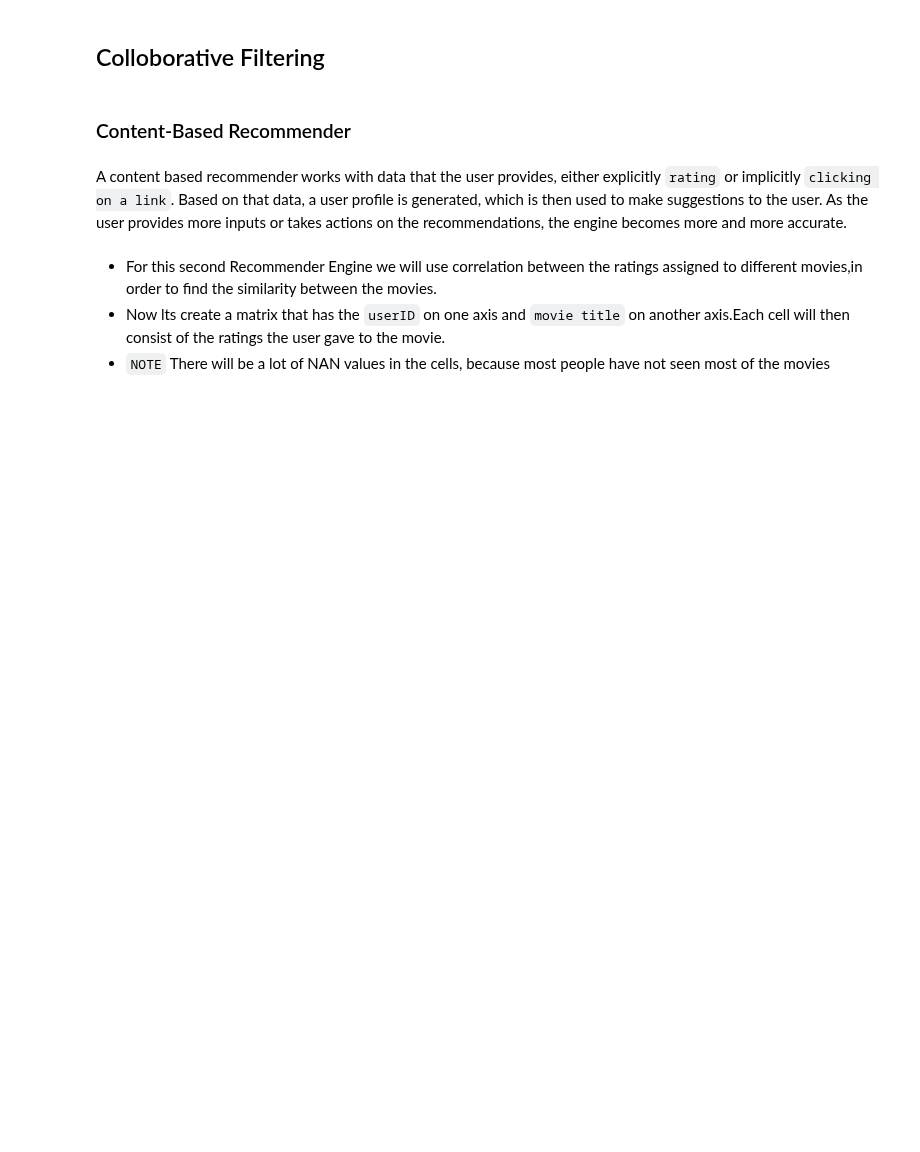
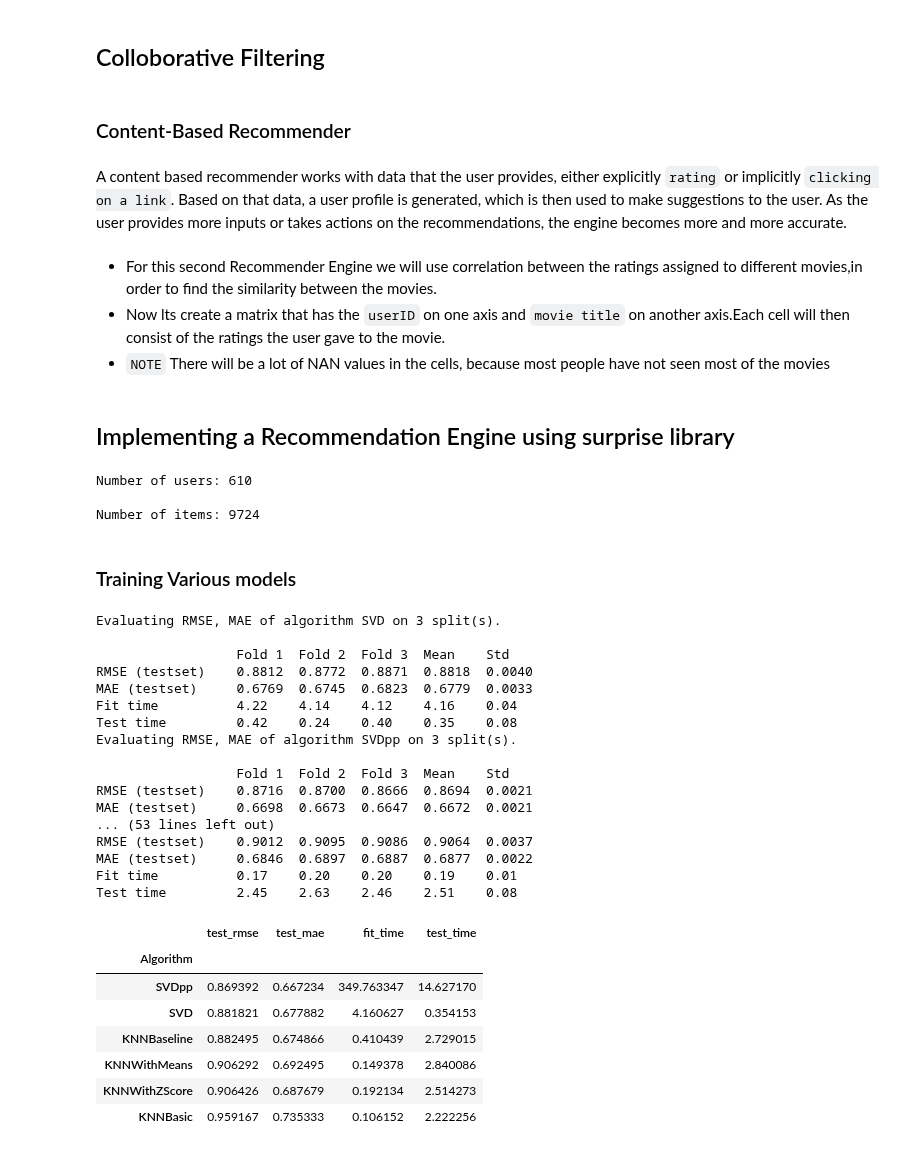
Before and after one commit to E-Juliet/Movie-reccomender, a Jupyter notebook: phase_4_project.ipynb, the cells around one changed output. Saved outputs shown, nothing was run; the diff lists cells and outputs as text; code cells hidden in the pictures; blank space fills up the shorter version.

```diff
--- a/phase_4_project.ipynb
+++ b/phase_4_project.ipynb
@@ -759,3 +780,59 @@ A content based recommender works with data that the user provides, either expli
 - For this second Recommender Engine we will use correlation between the ratings assigned to different movies,in order to find the similarity between the movies.
 - Now lts create a matrix that has the `userID` on one axis and `movie title` on another axis.Each cell will then consist of the ratings the user gave to the movie.
 - `NOTE` There will be a lot of NAN values in the cells, because most people have not seen most of the movies
+# %% [markdown]
+## Implementing a Recommendation Engine using surprise library
+# %%
+# reading values as a surprise dataset
+reader = Reader(rating_scale=(0,5))
+data = Dataset.load_from_df(ratings_df_cleaned, reader)
+
+# genreating a trainset
+dataset = data.build_full_trainset()
+print('Number of users:', dataset.n_users, '\n')
+print('Number of items:', dataset.n_items)
+# %% [output]
+Number of users: 610
+
+Number of items: 9724
+# %% [markdown]
+### Training Various models
+# %%
+benchmark = []
+# Iterate over all algorithms
+for algorithm in [SVD(), SVDpp(), KNNBaseline(), KNNBasic(), KNNWithMeans(), KNNWithZScore()]:
+    # Perform cross validation
+    results = cross_validate(algorithm, data, measures=['RMSE', 'MAE'], cv=3, verbose=True)
+
+    # Get results & append algorithm name
+    tmp = pd.DataFrame.from_dict(results).mean(axis=0)
+    tmp = tmp.append(pd.Series([str(algorithm).split(' ')[0].split('.')[-1]], index=['Algorithm']))
+    benchmark.append(tmp)
+
+pd.DataFrame(benchmark).set_index('Algorithm').sort_values('test_rmse')
+# %% [output]
+Evaluating RMSE, MAE of algorithm SVD on 3 split(s).
+
+                  Fold 1  Fold 2  Fold 3  Mean    Std
+RMSE (testset)    0.8812  0.8772  0.8871  0.8818  0.0040
+MAE (testset)     0.6769  0.6745  0.6823  0.6779  0.0033
+Fit time          4.22    4.14    4.12    4.16    0.04
+Test time         0.42    0.24    0.40    0.35    0.08
+Evaluating RMSE, MAE of algorithm SVDpp on 3 split(s).
+
+                  Fold 1  Fold 2  Fold 3  Mean    Std
+RMSE (testset)    0.8716  0.8700  0.8666  0.8694  0.0021
+MAE (testset)     0.6698  0.6673  0.6647  0.6672  0.0021
+... (53 lines left out)
+RMSE (testset)    0.9012  0.9095  0.9086  0.9064  0.0037
+MAE (testset)     0.6846  0.6897  0.6887  0.6877  0.0022
+Fit time          0.17    0.20    0.20    0.19    0.01
+Test time         2.45    2.63    2.46    2.51    0.08
+|  | test_rmse | test_mae | fit_time | test_time |
+| Algorithm |  |  |  |  |
+| SVDpp | 0.869392 | 0.667234 | 349.763347 | 14.627170 |
+| SVD | 0.881821 | 0.677882 | 4.160627 | 0.354153 |
+| KNNBaseline | 0.882495 | 0.674866 | 0.410439 | 2.729015 |
+| KNNWithMeans | 0.906292 | 0.692495 | 0.149378 | 2.840086 |
+| KNNWithZScore | 0.906426 | 0.687679 | 0.192134 | 2.514273 |
+| KNNBasic | 0.959167 | 0.735333 | 0.106152 | 2.222256 |
```
Also changed, not shown: parts of 5 cells of this notebook.
